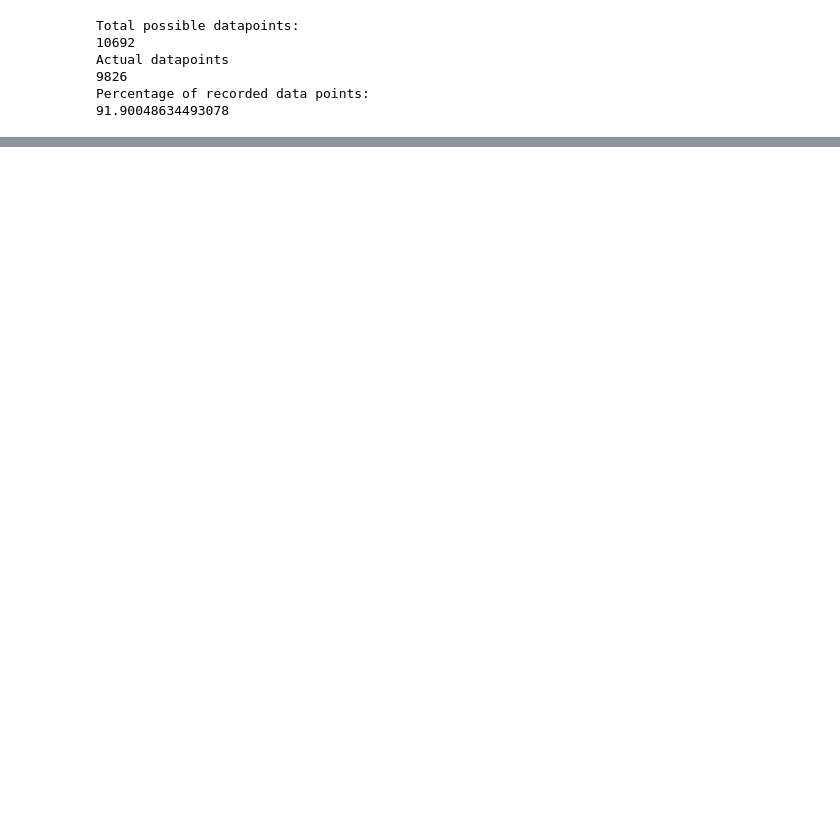
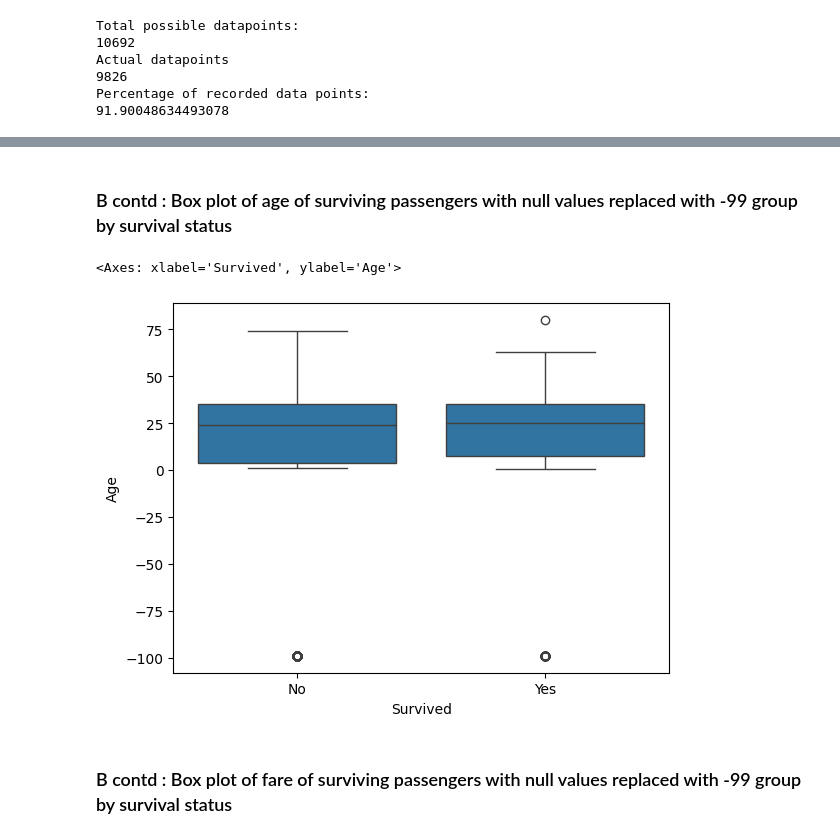
Before and after one commit to nidhicodes4045/csc442_hw4, a Jupyter notebook: CSC422_HW4_nrgrover.ipynb, the cells around one changed output, grey strips where cells are left out. Drawn from its saved outputs; the diff is of its cells as text; code cells hidden in the pictures; blank space fills up the shorter version.

```diff
--- a/CSC422_HW4_nrgrover.ipynb
+++ b/CSC422_HW4_nrgrover.ipynb
@@ -327,0 +322,10 @@ The number of people surviving who travelled in third class is:
+# %% [markdown]
+### B contd : Box plot of age of surviving passengers with null values replaced with -99 group by survival status
+# %%
+#Box plot of age of passengers based on survival status : missing ages replaced with -99
+sb.boxplot(x='Survived', y='Age', data=tdfcopy)
+# %% [output]
+<Axes: xlabel='Survived', ylabel='Age'>
+[figure, added]
+# %% [markdown]
+### B contd : Box plot of fare of surviving passengers with null values replaced with -99 group by survival status
```
Also changed, not shown: parts of 76 cells of this notebook.
